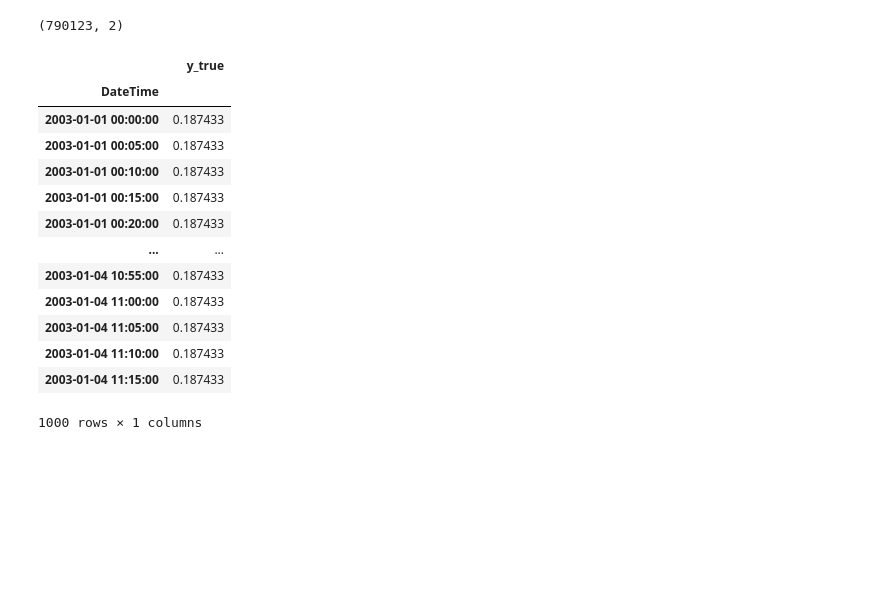
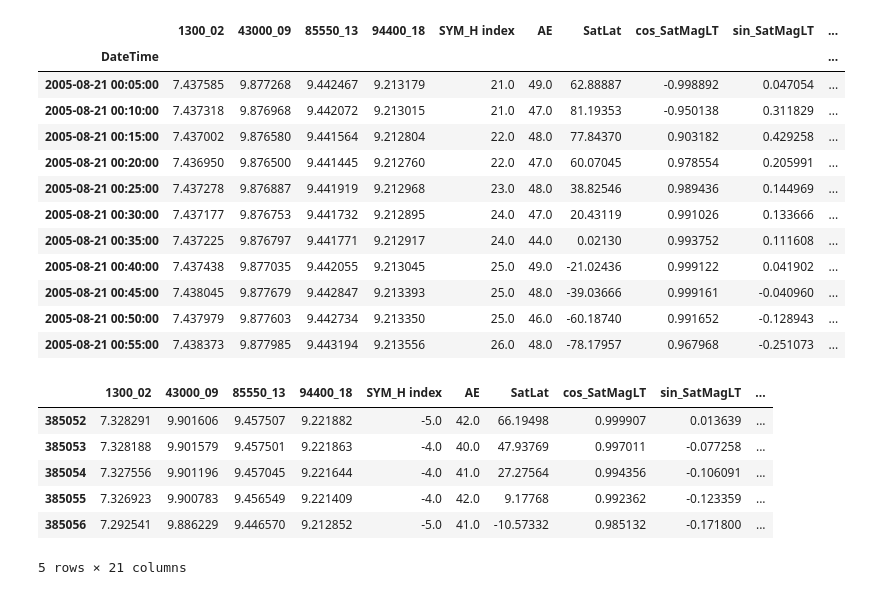
Before and after one commit to kylermurphy/ml_fw, a Jupyter notebook: Notebooks/Rolling_met.ipynb, the cells around one changed output. Saved outputs shown, nothing was run; the diff lists cells and outputs as text; code cells hidden in the pictures; blank space fills up the shorter version.

```diff
--- a/Notebooks/Rolling_met.ipynb
+++ b/Notebooks/Rolling_met.ipynb
@@ -65,4 +43,0 @@ def masscenter(ser, x, y):
-# %%
-dat[['y_true','y_pred']].values.shape
-# %% [output]
-(790123, 2)
@@ -71,17 +44,35 @@ a = dat.iloc[0:1000][['y_true']].rolling('90min').apply(masscenter, raw=True)
+# %%
+# large storm
+sdate = '2005-08-21'
+edate = '2005-08-30'
+
+gd = (dat['DateTime'] > sdate) & (dat['DateTime'] <= edate)
+
+rdat = dat[gd].copy()
+rdat_id = rdat.index
+
+met = lambda y_true, y_pred: metrics.median_absolute_error(y_true, y_pred)
+# %%
+w = {'window':'90min'}
+# %%
+t = rdat.set_index('DateTime').rolling(**w)
 # %%
-a
+a = iter(t)
-# %% [output]
-|  | y_true |
-| DateTime |  |
-| 2003-01-01 00:00:00 | 0.187433 |
-| 2003-01-01 00:05:00 | 0.187433 |
-| 2003-01-01 00:10:00 | 0.187433 |
-| 2003-01-01 00:15:00 | 0.187433 |
-| 2003-01-01 00:20:00 | 0.187433 |
-| ... | ... |
-| 2003-01-04 10:55:00 | 0.187433 |
-| 2003-01-04 11:00:00 | 0.187433 |
-| 2003-01-04 11:05:00 | 0.187433 |
-| 2003-01-04 11:10:00 | 0.187433 |
-| 2003-01-04 11:15:00 | 0.187433 |
-1000 rows × 1 columns
+# %%
+r_ind = [l for l in t]
+# %%
+r_ind[10]
+# %% [output]
+|  | 1300_02 | 43000_09 | 85550_13 | 94400_18 | SYM_H index | AE | SatLat | cos_SatMagLT | sin_SatMagLT | ... |
+| DateTime |  |  |  |  |  |  |  |  |  | ... |
+| 2005-08-21 00:05:00 | 7.437585 | 9.877268 | 9.442467 | 9.213179 | 21.0 | 49.0 | 62.88887 | -0.998892 | 0.047054 | ... |
+| 2005-08-21 00:10:00 | 7.437318 | 9.876968 | 9.442072 | 9.213015 | 21.0 | 47.0 | 81.19353 | -0.950138 | 0.311829 | ... |
+| 2005-08-21 00:15:00 | 7.437002 | 9.876580 | 9.441564 | 9.212804 | 22.0 | 48.0 | 77.84370 | 0.903182 | 0.429258 | ... |
+| 2005-08-21 00:20:00 | 7.436950 | 9.876500 | 9.441445 | 9.212760 | 22.0 | 47.0 | 60.07045 | 0.978554 | 0.205991 | ... |
+| 2005-08-21 00:25:00 | 7.437278 | 9.876887 | 9.441919 | 9.212968 | 23.0 | 48.0 | 38.82546 | 0.989436 | 0.144969 | ... |
+| 2005-08-21 00:30:00 | 7.437177 | 9.876753 | 9.441732 | 9.212895 | 24.0 | 47.0 | 20.43119 | 0.991026 | 0.133666 | ... |
+| 2005-08-21 00:35:00 | 7.437225 | 9.876797 | 9.441771 | 9.212917 | 24.0 | 44.0 | 0.02130 | 0.993752 | 0.111608 | ... |
+| 2005-08-21 00:40:00 | 7.437438 | 9.877035 | 9.442055 | 9.213045 | 25.0 | 49.0 | -21.02436 | 0.999122 | 0.041902 | ... |
+| 2005-08-21 00:45:00 | 7.438045 | 9.877679 | 9.442847 | 9.213393 | 25.0 | 48.0 | -39.03666 | 0.999161 | -0.040960 | ... |
+| 2005-08-21 00:50:00 | 7.437979 | 9.877603 | 9.442734 | 9.213350 | 25.0 | 46.0 | -60.18740 | 0.991652 | -0.128943 | ... |
+| 2005-08-21 00:55:00 | 7.438373 | 9.877985 | 9.443194 | 9.213556 | 26.0 | 48.0 | -78.17957 | 0.967968 | -0.251073 | ... |
@@ -87,0 +85,10 @@ a
+# %%
+rdat.tail()
+# %% [output]
+|  | 1300_02 | 43000_09 | 85550_13 | 94400_18 | SYM_H index | AE | SatLat | cos_SatMagLT | sin_SatMagLT | ... |
+| 385052 | 7.328291 | 9.901606 | 9.457507 | 9.221882 | -5.0 | 42.0 | 66.19498 | 0.999907 | 0.013639 | ... |
+| 385053 | 7.328188 | 9.901579 | 9.457501 | 9.221863 | -4.0 | 40.0 | 47.93769 | 0.997011 | -0.077258 | ... |
+| 385054 | 7.327556 | 9.901196 | 9.457045 | 9.221644 | -4.0 | 41.0 | 27.27564 | 0.994356 | -0.106091 | ... |
+| 385055 | 7.326923 | 9.900783 | 9.456549 | 9.221409 | -4.0 | 42.0 | 9.17768 | 0.992362 | -0.123359 | ... |
+| 385056 | 7.292541 | 9.886229 | 9.446570 | 9.212852 | -5.0 | 41.0 | -10.57332 | 0.985132 | -0.171800 | ... |
+5 rows × 21 columns
```
Also changed, not shown: parts of 20 cells of this notebook.
